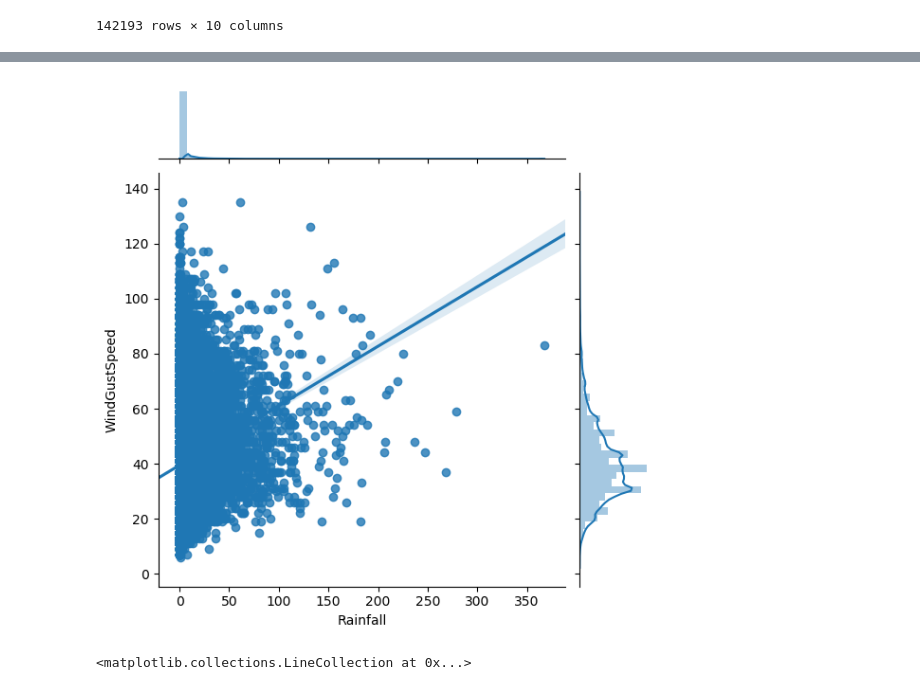
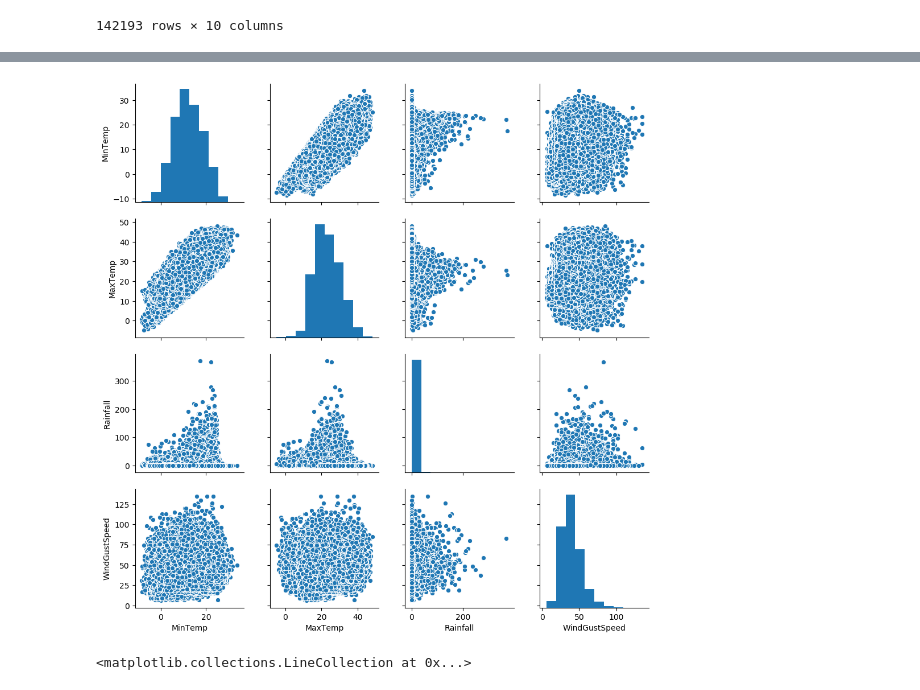
Before and after one commit to smwhisper/PyDaHw, a Jupyter notebook: Plots.ipynb, the cells around one changed output, grey strips where cells are left out. Drawn from its saved outputs; the diff is of its cells as text; code cells hidden in the pictures.

Commit message:
Plots

```diff
--- a/Plots.ipynb
+++ b/Plots.ipynb
@@ -63,8 +34,10 @@ ax2.set_xticklabels(x[::60], rotation=90, fontdict={'fontsize':10})
-# %%
-sns.jointplot(weatherAUS['Rainfall'],weatherAUS['WindGustSpeed'], kind='reg')
-plt.show()
-# %% [output]
-[figure, removed]
+# %%
+#посмотрим взаимосвязь температур, осадков и ветра
+sns_plot = sns.pairplot(weatherAUS[['MinTemp','MaxTemp','Rainfall','WindGustSpeed']])
+
+plt.show()
+# %% [output]
+[figure, added]
 # %%
 #посмотрим минимальную температуру по регионам
 mintemp  = weatherAUS.groupby('Location')[['MinTemp']].min().sort_values('MinTemp')
```
Also changed, not shown: parts of 5 cells of this notebook.
